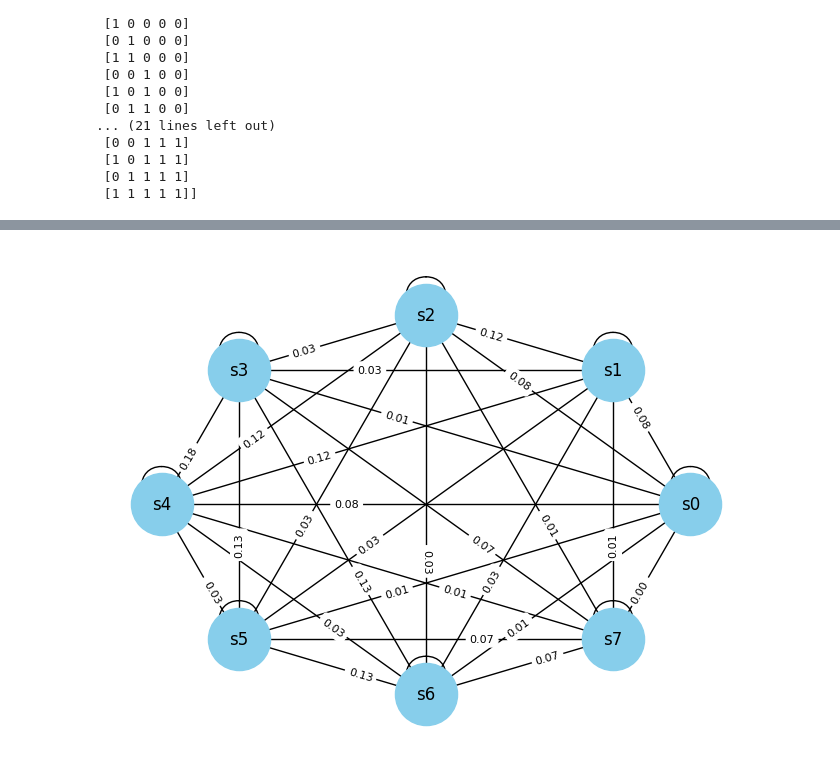
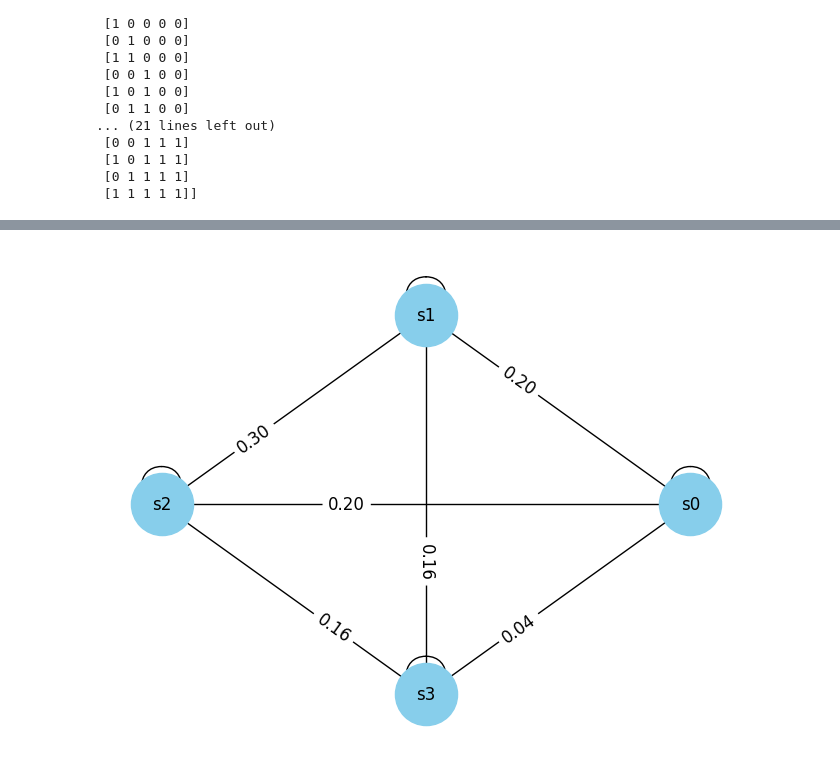
Before and after one commit to halilfarukkaragoz/kom505-project, a Jupyter notebook: KOM505_Project.ipynb, the cells around one changed output, grey strips where cells are left out. Drawn from its saved outputs; the diff is of its cells as text; code cells hidden in the pictures.

```diff
--- a/KOM505_Project.ipynb
+++ b/KOM505_Project.ipynb
@@ -119,12 +4,0 @@ array([[1.000e+00, 0.000e+00, 0.000e+00, ..., 0.000e+00, 0.000e+00,
-# %%
-for a in [5]:
-  for b in [1,2,3,4,5,6,7]:
-    c = graph_gen(a,b)
-    z = genP(c)
-
-    my_arr = []
-    for i in range(1,20000):
-      my_arr.append(np.linalg.matrix_power(z, i)[31,0])
-    plt.plot(my_arr,label=f"a={0.1*a : .1f} b={0.05*b : 0.2f}")
-plt.legend()
-plt.show
@@ -134,12 +4,0 @@ plt.show
-# %%
-for a in [10]:
-  for b in range(6,17,2):
-    c = graph_gen(a,b)
-    z = genP(c)
-
-    my_arr = []
-    for i in range(1,20000):
-      my_arr.append(np.linalg.matrix_power(z, i)[31,0])
-    plt.plot(my_arr,label=f"a={0.1*a : .1f} b={0.05*b : 0.2f}")
-plt.legend()
-plt.show
@@ -751,7 +199,7 @@ G = nx.DiGraph()
 # Add nodes for 5 individuals
 G.add_node("Alice")
 G.add_node("Bob")
-G.add_node("Carol")
+#G.add_node("Carol")
 
 # Add edges with weights (transition probabilities)
 # Assuming the transitions are between all individuals and themselves
@@ -761,11 +209,11 @@ transitions = [
     # Adding self-loops for Deniz and Eylul with arbitrary probabilities
     ("Alice", "Alice", 0.5),
     ("Bob", "Bob", 0.5),
-    ("Carol", "Alice", 0.6),
-    ("Carol", "Bob", 0.6),
-    ("Alice", "Carol", 0.6),
-    ("Bob", "Carol", 0.6),
-    ("Carol", "Carol", 0.5),
+    # ("Carol", "Alice", 0.6),
+    # ("Carol", "Bob", 0.6),
+    # ("Alice", "Carol", 0.6),
+    # ("Bob", "Carol", 0.6),
+    # ("Carol", "Carol", 0.5),
 ]
 
 # Add edges to the graph
@@ -871,22 +298,22 @@ NodeView((0, 1, 2, 3, 4, 5, 6, 7))
 # %%
-mapping = {0:"s0", 1:"s1", 2:"s2", 3:"s3", 4:"s4", 5:"s5", 6:"s6", 7:"s7"}
+mapping = {0:"s0", 1:"s1", 2:"s2", 3:"s3"}#, 4:"s4", 5:"s5", 6:"s6", 7:"s7"}
 G_states = nx.relabel_nodes(G_states, mapping, copy=False)
 # %%
 # Position nodes using a layout
 pos = nx.circular_layout(G_states)
 
 # Draw the graph
 nx.draw(G_states, pos, with_labels=True, node_color='skyblue', node_size=2000, edge_color='black', linewidths=1, font_size=12)
 
 # Draw edge labels (weights)
 edge_labels = nx.get_edge_attributes(G_states, 'weight')
 edge_labels = dict([((u,v,), f"{d['weight']:.2f}") for u,v,d in G_states.edges(data=True)])
-nx.draw_networkx_edge_labels(G_states, pos, edge_labels=edge_labels, font_size=8, label_pos=0.35)
+nx.draw_networkx_edge_labels(G_states, pos, edge_labels=edge_labels, font_size=12, label_pos=0.35)
 
 # Show plot
 plt.show()
 # %% [output]
-[figure, old version]
+[figure, new version]
 # %%
 # Create a directed graph
 G = nx.DiGraph()
```
Also changed, not shown: parts of 24 cells of this notebook.
